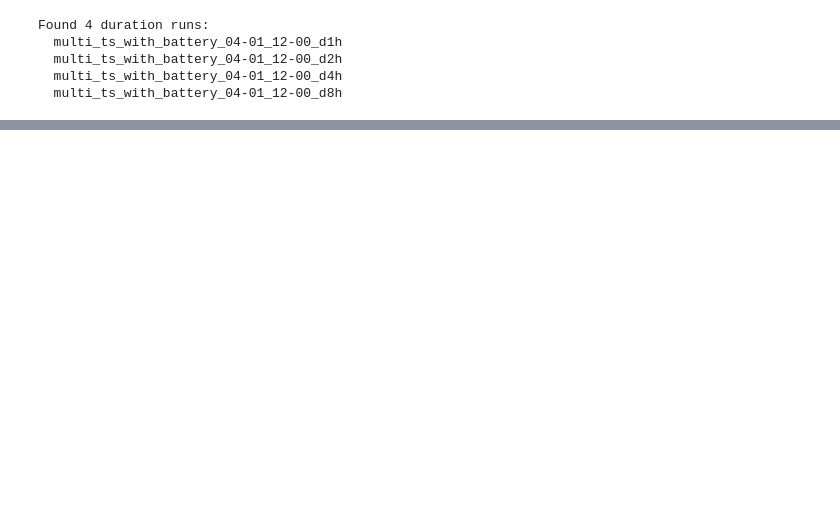
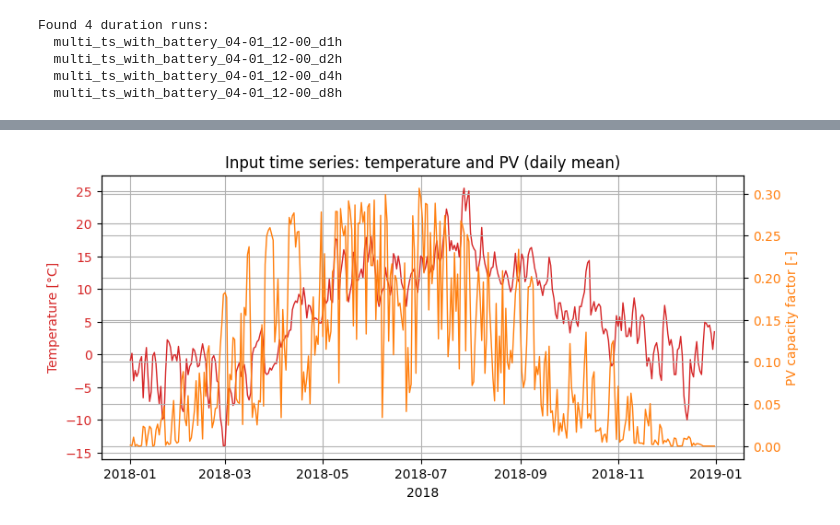
Before and after one commit to matszoe/championsleaguerepo, a Jupyter notebook: post_process_and_plotting.ipynb, the cells around one changed output, grey strips where cells are left out. Cells and saved outputs as stored; diff of their text form; code cells hidden in the pictures; blank space fills up the shorter version.

```diff
--- a/post_process_and_plotting.ipynb
+++ b/post_process_and_plotting.ipynb
@@ -189,0 +242,33 @@ plt.show()
+# %%
+import pandas as pd
+import matplotlib.pyplot as plt
+from pathlib import Path
+
+pv = pd.read_csv("00-INPUT-DATA/PV-DATA/PV_timeseries.csv",
+                 parse_dates=["time"], index_col="time")
+temp = pd.read_csv("00-INPUT-DATA/TEMP-DATA/TEMP_timeseries.csv",
+                   parse_dates=["date"], index_col="date")
+temp.index = pd.DatetimeIndex(temp.index).tz_localize(None)
+
+# Daily means smooth the hourly noise into a readable seasonal curve
+pv_d = pv["electricity"].resample("D").mean()
+temp_d = temp["temperature_2m"].resample("D").mean()
+
+fig, ax1 = plt.subplots(figsize=(9, 4))
+ax1.plot(temp_d.index, temp_d.values, color="C3", lw=1, label="Temperature")
+ax1.set_ylabel("Temperature [°C]", color="C3")
+ax1.tick_params(axis="y", labelcolor="C3")
+
+ax2 = ax1.twinx()
+ax2.plot(pv_d.index, pv_d.values, color="C1", lw=1, label="PV capacity factor")
+ax2.set_ylabel("PV capacity factor [-]", color="C1")
+ax2.tick_params(axis="y", labelcolor="C1")
+
+ax1.set_xlabel("2018")
+ax1.set_title("Input time series: temperature and PV (daily mean)")
+
+Path("01-PLOTS").mkdir(exist_ok=True)
+fig.savefig("01-PLOTS/input_timeseries.svg", format="svg", bbox_inches="tight")
+plt.show()
+# %% [output]
+[figure, added]
```
Also changed, not shown: parts of 6 cells of this notebook, 13 other files.
